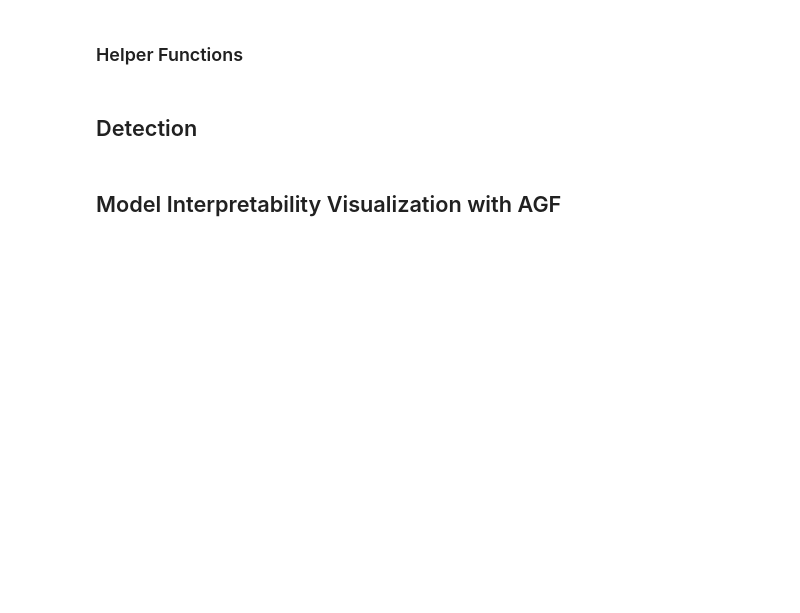
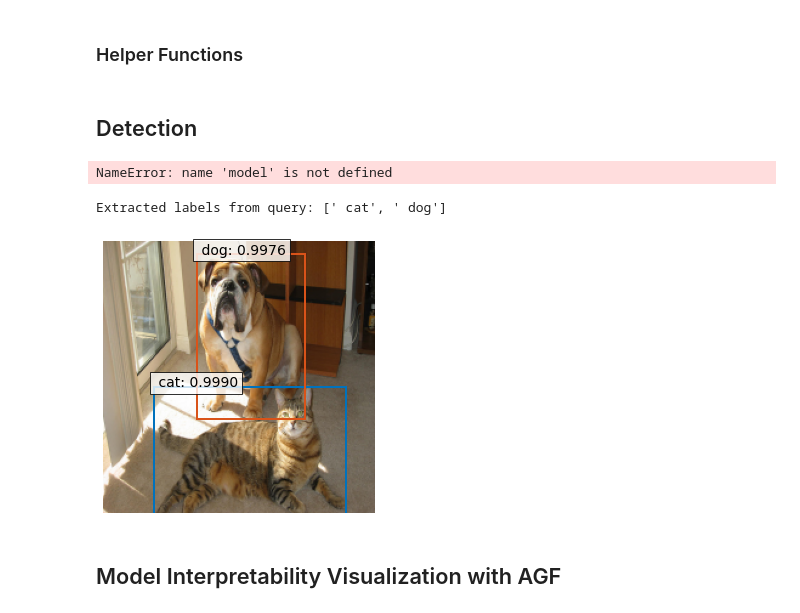
Before and after one commit to RU-CS535-ADOX/Interpreting-MDETR-Using-Attribution-Guided-Factorization, a Jupyter notebook: demo.ipynb, the cells around one changed output. Cells and saved outputs as stored; diff of their text form; code cells hidden in the pictures; blank space fills up the shorter version.

```diff
--- a/demo.ipynb
+++ b/demo.ipynb
@@ -79,4 +79,7 @@ img
 # %% [markdown]
 ## Import the MDETR Model
 # %%
-model, postprocessor = mdetr_efficientnetB5(pretrained=True, return_postprocessor=True)
+# model, postprocessor = mdetr_efficientnetB5(pretrained=True, return_postprocessor=True)
+
+model, postprocessor = mdetr_resnet101(
+    pretrained=True, return_postprocessor=True)
@@ -212,11 +217,16 @@ def plot_inference(img, caption, confidence):
 # %%
 # ONLY run this when GPU is out of memory
 
-# del model
+del model
 gc.collect()
 torch.cuda.empty_cache()
+# %% [output]
+NameError: name 'model' is not defined
 # %%
-# plot_inference(img, "cat and dog", 0.7)
+plot_inference(img, "cat and dog", 0.7)
+# %% [output]
+Extracted labels from query: [' cat', ' dog']
+[figure, added]
 # %% [markdown]
 ## Model Interpretability Visualization with AGF
 # %%
```
Also changed, not shown: parts of 3 cells of this notebook, 4 other files.
